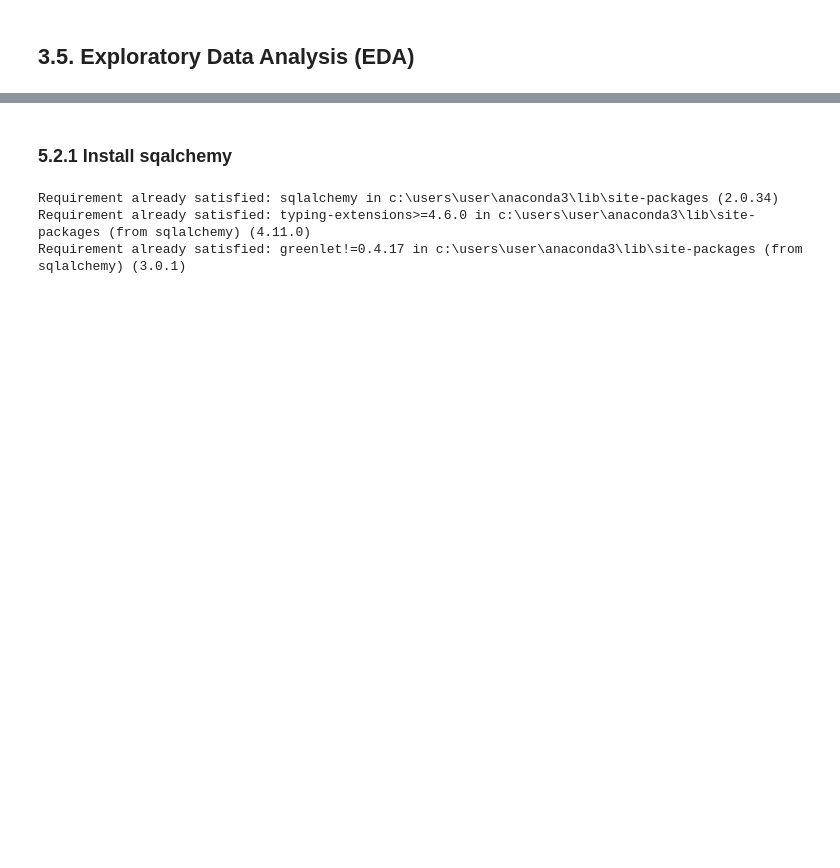
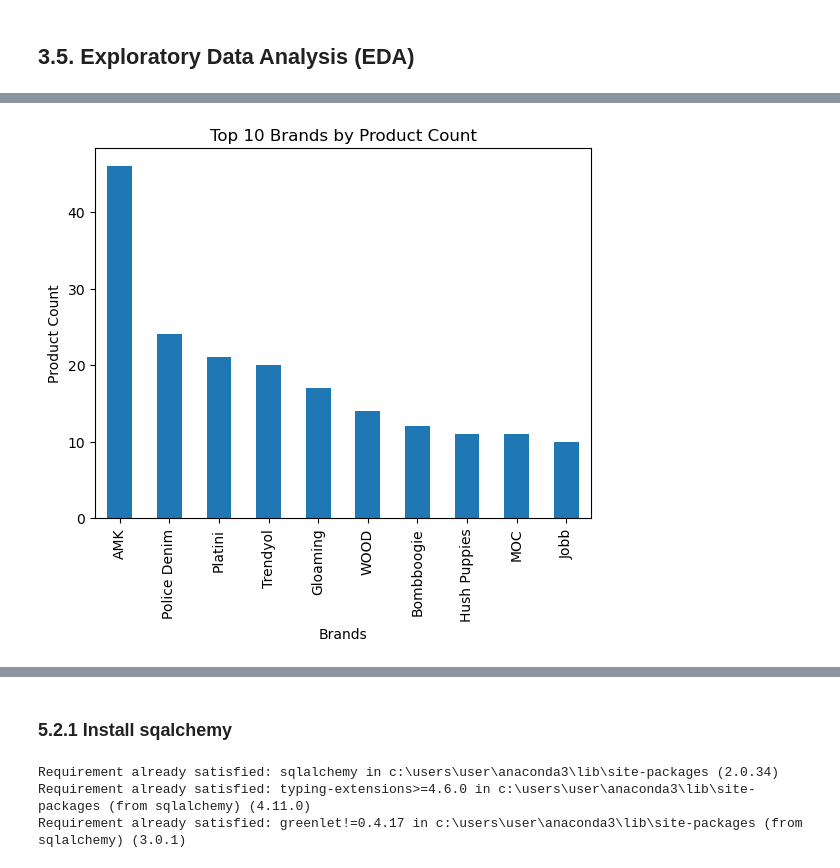
Before and after one commit to adhirizqi/web-scrapping-zalora, a Jupyter notebook: P1_Adhi-Rizqi.ipynb, the cells around one changed output, grey strips where cells are left out. Drawn from its saved outputs; the diff is of its cells as text; code cells hidden in the pictures; blank space fills up the shorter version.

```diff
--- a/P1_Adhi-Rizqi.ipynb
+++ b/P1_Adhi-Rizqi.ipynb
@@ -479,0 +433,8 @@ Analisis ini dilakukan untuk mengetahui jumlah produk yang memiliki label trendi
+# %%
+df["Store"].value_counts().head(10).plot(kind="bar")
+plt.title("Top 10 Brands by Product Count")
+plt.xlabel("Brands")
+plt.ylabel("Product Count")
+plt.show()
+# %% [output]
+[figure, added]
```
Also changed, not shown: parts of 143 cells of this notebook, 22 other files.
